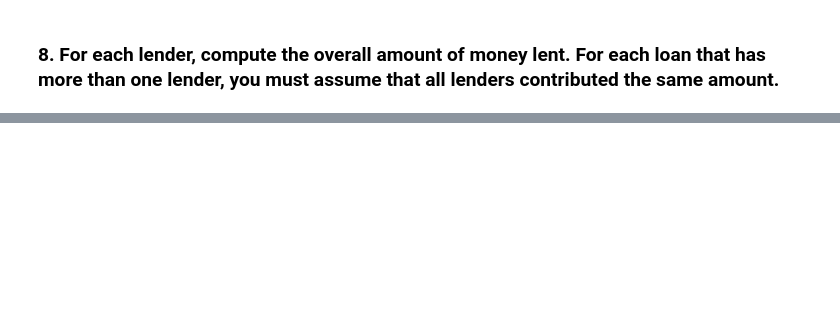
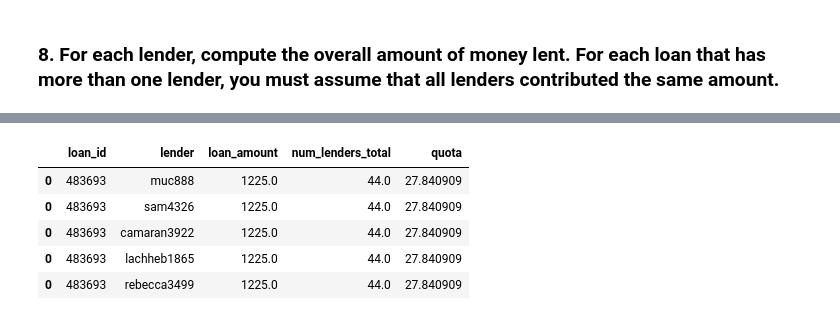
Before and after one commit to EmanueleArtioli/kiva-crowdfunding, a Jupyter notebook: kiva-notebook.ipynb, the cells around one changed output, grey strips where cells are left out. Saved outputs shown, nothing was run; the diff lists cells and outputs as text; code cells hidden in the pictures; blank space fills up the shorter version.

```diff
--- a/kiva-notebook.ipynb
+++ b/kiva-notebook.ipynb
@@ -15,12 +15,15 @@ lenders.head()
 | 3 | 486087 | muc888, james5068, rudi5955, dani... |
 | 4 | 534428 | muc888, niki3008, teresa9174, mik... |
 # %%
+#dataframe gets huge after splitting, declaring data types to optimize memory management
+lenders = pd.read_csv('additional-kiva-snapshot/loans_lenders.csv', dtype={'loan_id': np.uint32})
+
 loans = pd.Series(lenders['loan_id'])
-#dividing each lenders list into separate names
+#splitting each lenders list into separate names
 lenders = lenders['lenders'].str.split(',').explode()
-
 lenders = {'loan_id': loans, 'lender': lenders}
 lenders = pd.DataFrame(lenders)
+
 lenders.head()
 # %% [output]
 |  | loan_id | lender |
@@ -77,4 +205,11 @@ lenders.head()
 # %%
-df8['quota']= df8['loan_amount'] / df8['num_lenders_total']
+lenders['quota']= lenders['loan_amount'] / lenders['num_lenders_total']
 # %%
-df8.head()
+lenders.head()
+# %% [output]
+|  | loan_id | lender | loan_amount | num_lenders_total | quota |
+| 0 | 483693 | muc888 | 1225.0 | 44.0 | 27.840909 |
+| 0 | 483693 | sam4326 | 1225.0 | 44.0 | 27.840909 |
+| 0 | 483693 | camaran3922 | 1225.0 | 44.0 | 27.840909 |
+| 0 | 483693 | lachheb1865 | 1225.0 | 44.0 | 27.840909 |
+| 0 | 483693 | rebecca3499 | 1225.0 | 44.0 | 27.840909 |
```
Also changed, not shown: parts of 38 cells of this notebook.
